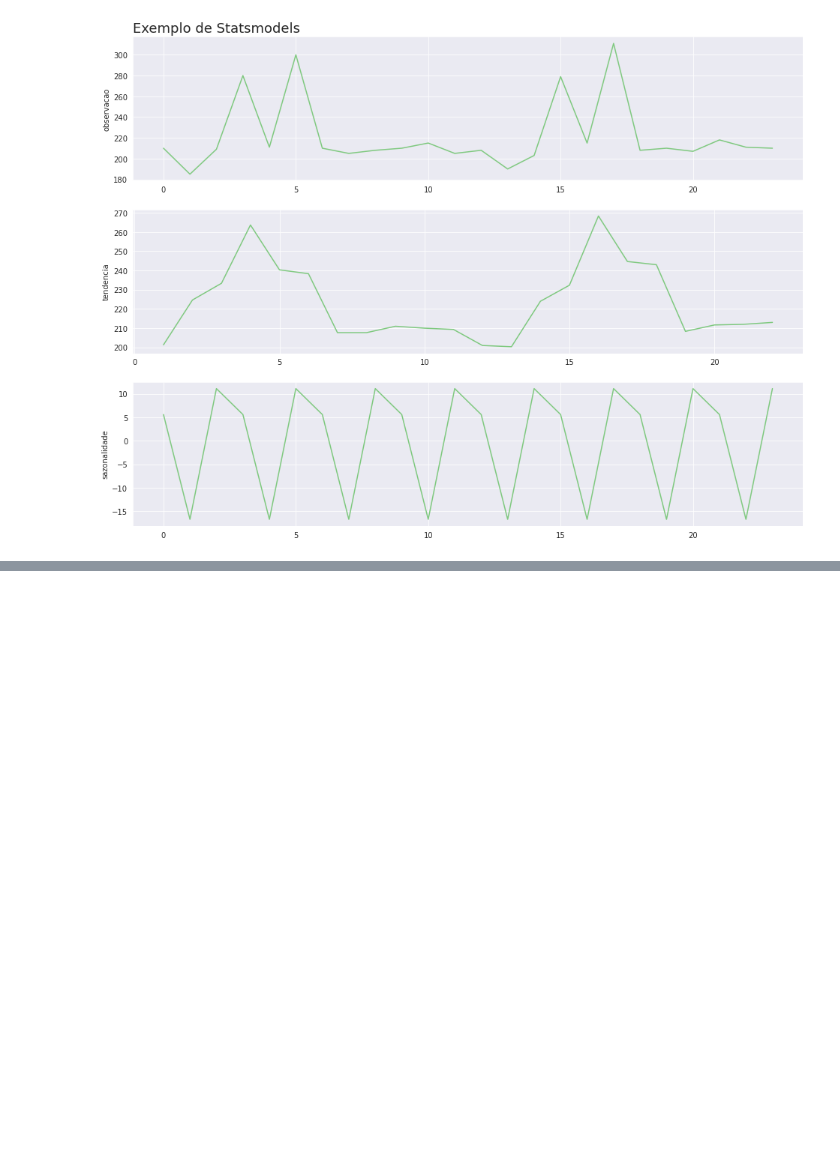
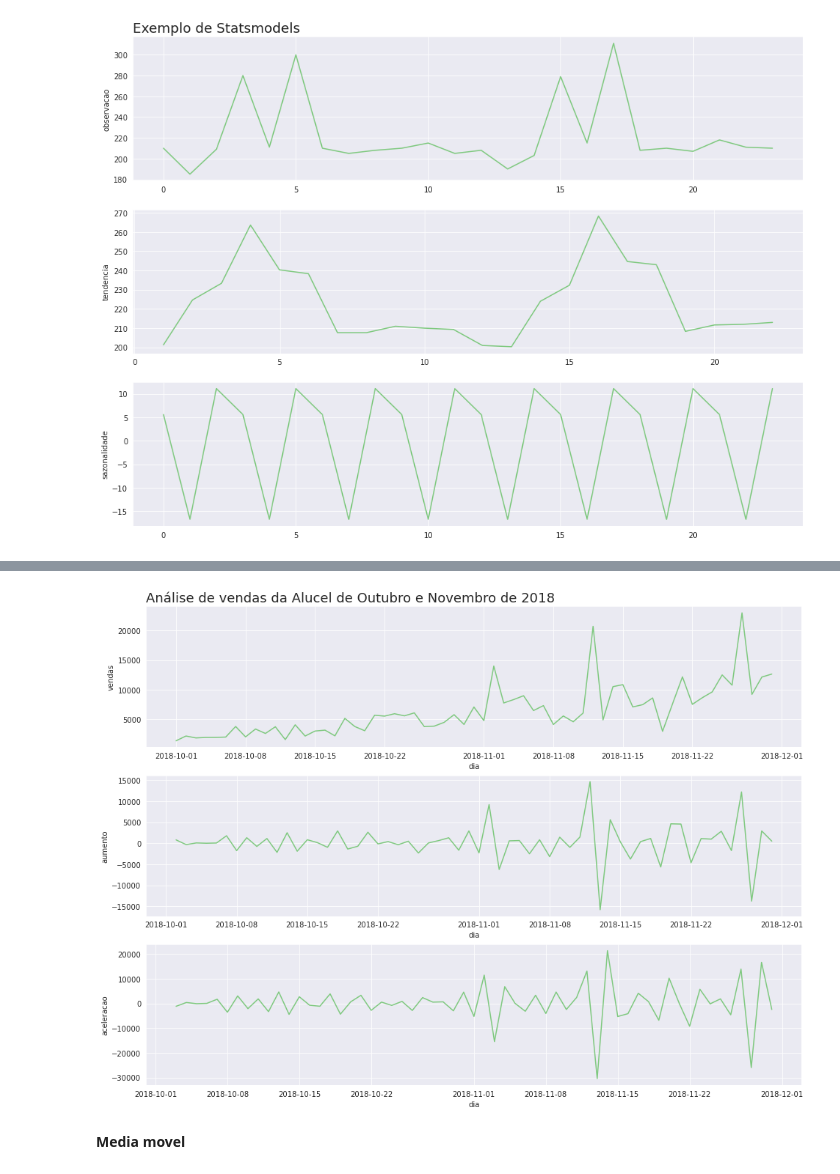
Before and after one commit to gabriels3t/data-science-series-temporais, a Jupyter notebook: Time Series.ipynb, the cells around one changed output, grey strips where cells are left out. Drawn from its saved outputs; the diff is of its cells as text; code cells hidden in the pictures; blank space fills up the shorter version.

```diff
--- a/Time Series.ipynb
+++ b/Time Series.ipynb
@@ -499,0 +502,3 @@ plot_comparacao(resultado.index,'observacao','tendencia','sazonalidade',resultad
+# %%
+alucel = pd.read_csv('data/alucel.csv')
+alucel.dtypes
@@ -499,0 +509,3 @@ plot_comparacao(resultado.index,'observacao','tendencia','sazonalidade',resultad
+# %%
+alucel.dia = pd.to_datetime(alucel.dia)
+alucel.dtypes
@@ -499,0 +531,3 @@ plot_comparacao(resultado.index,'observacao','tendencia','sazonalidade',resultad
+# %%
+alucel['aumento'] = alucel.vendas.diff()
+alucel['aceleracao'] = alucel.aumento.diff()
@@ -499,0 +543,6 @@ plot_comparacao(resultado.index,'observacao','tendencia','sazonalidade',resultad
+# %%
+plot_comparacao(x='dia',y1='vendas',y2='aumento',y3='aceleracao',dataset=alucel,titulo='Análise de vendas da Alucel de Outubro e Novembro de 2018')
+# %% [output]
+[figure, added]
+# %% [markdown]
+**Media movel**
```
Also changed, not shown: parts of 12 cells of this notebook.
